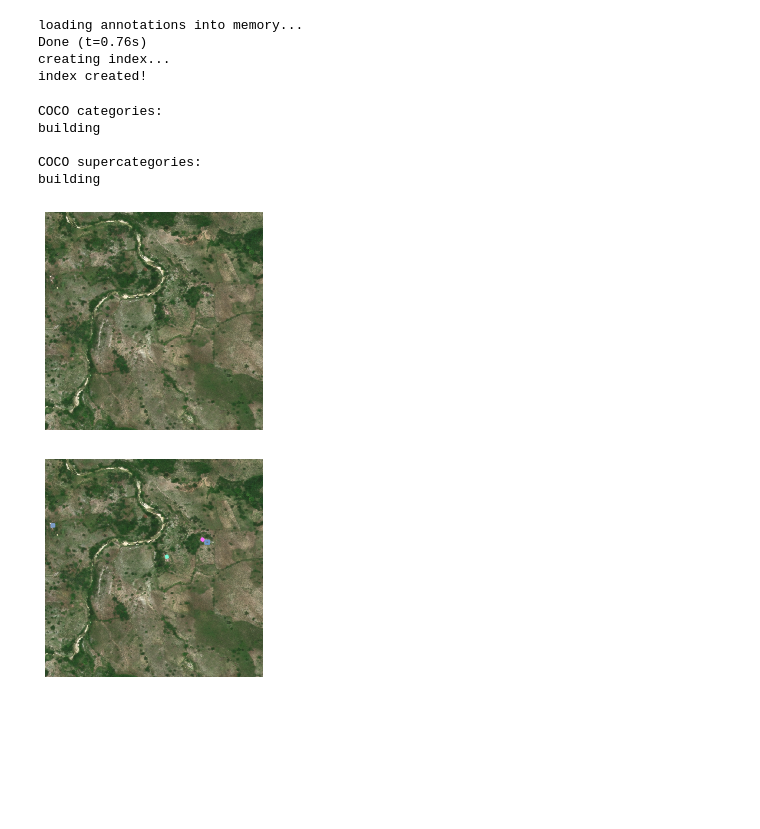
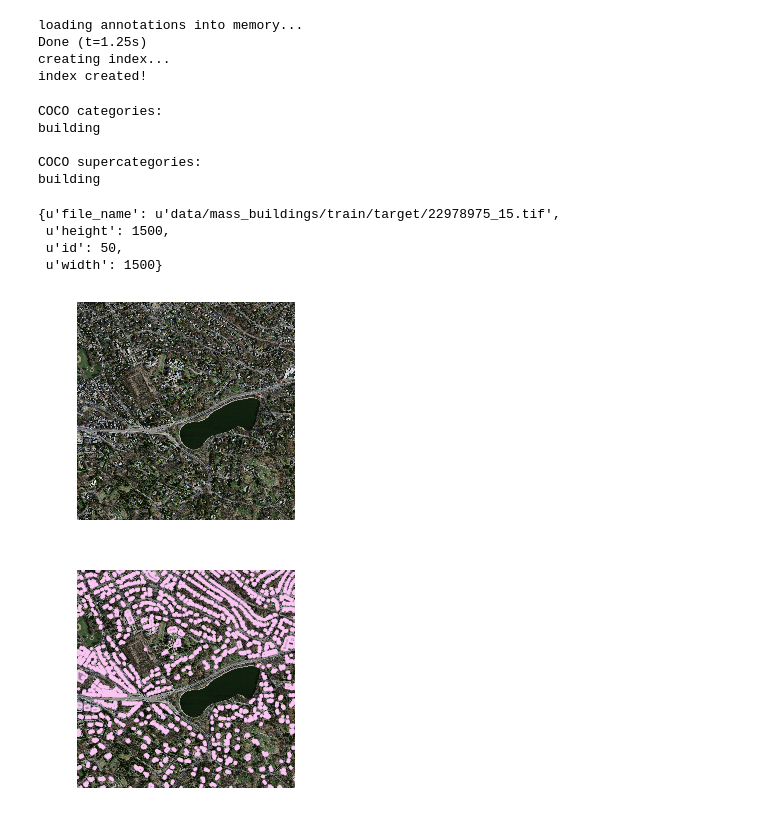
Before and after one commit to ethanweber/xview2, a Jupyter notebook: ethan_visualize_xview_data.ipynb, the cells around one changed output. Cells and saved outputs as stored; diff of their text form; code cells hidden in the pictures; blank space fills up the shorter version.

Commit message:
Mass Buildings formatter and Inria formatter

```diff
--- a/ethan_visualize_xview_data.ipynb
+++ b/ethan_visualize_xview_data.ipynb
@@ -9,12 +9,16 @@ pylab.rcParams['figure.figsize'] = (20.0, 20.0)
 # %%
 dataDir='data/train/images'
 annFile='xview_instance_segmentation_dataset_val.json'
+# %%
+dataDir_mass='data/mass_buildings/train/input'
+annFile_mass = 'mass_buildings_annotations.json'
+dataDir_mass_2='data/mass_buildings'
 # %%
 # initialize COCO api for instance annotations
-coco=COCO(annFile)
+coco=COCO(annFile_mass)
 # %% [output]
 loading annotations into memory...
-Done (t=0.76s)
+Done (t=1.25s)
 creating index...
 index created!
 # %%
@@ -37,14 +41,21 @@ catIds = coco.getCatIds(catNms=['building']);
 imgIds = coco.getImgIds(catIds=catIds );
 # imgIds = coco.getImgIds(imgIds = [324158])
 img = coco.loadImgs(imgIds[np.random.randint(0,len(imgIds))])[0]
+# %%
+img
+# %% [output]
+{u'file_name': u'data/mass_buildings/train/target/22978975_15.tif',
+ u'height': 1500,
+ u'id': 50,
+ u'width': 1500}
 # %%
 # load and display image
-I = io.imread('%s/%s'%(dataDir,img['file_name']))
+I = io.imread('%s'%(img['file_name']))
 plt.axis('off')
 plt.imshow(I)
 plt.show()
 # %% [output]
-[figure, old version]
+[figure, new version]
 # %%
 # load and display instance annotations
 plt.imshow(I); plt.axis('off')
@@ -52,4 +63,4 @@ annIds = coco.getAnnIds(imgIds=img['id'], catIds=catIds, iscrowd=None)
 anns = coco.loadAnns(annIds)
 coco.showAnns(anns)
 # %% [output]
-[figure, old version]
+[figure, new version]
```
Also changed, not shown: 4 other files.
